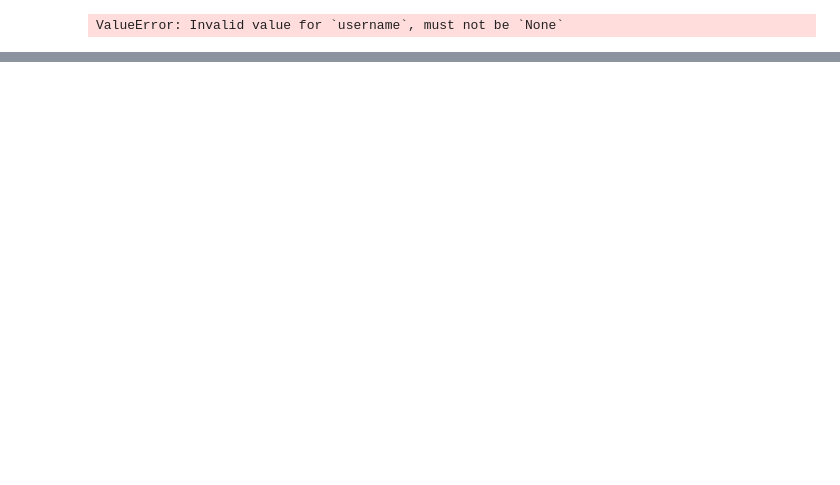
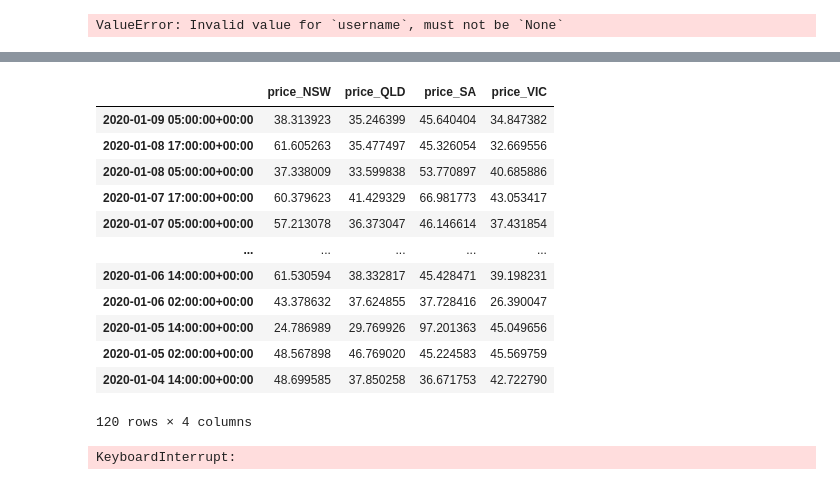
Before and after one commit to xtellurian/amphoradata-ElectricityForecast, a Jupyter notebook: Amphora-ElectricityPrice_Production.ipynb, the cells around one changed output, grey strips where cells are left out. Drawn from its saved outputs; the diff is of its cells as text; code cells hidden in the pictures; blank space fills up the shorter version.

```diff
--- a/Amphora-ElectricityPrice_Production.ipynb
+++ b/Amphora-ElectricityPrice_Production.ipynb
@@ -585,0 +683,21 @@ ValueError: Invalid value for `username`, must not be `None`
+# %%
+f
+# %% [output]
+|  | price_NSW | price_QLD | price_SA | price_VIC |
+| 2020-01-09 05:00:00+00:00 | 38.313923 | 35.246399 | 45.640404 | 34.847382 |
+| 2020-01-08 17:00:00+00:00 | 61.605263 | 35.477497 | 45.326054 | 32.669556 |
+| 2020-01-08 05:00:00+00:00 | 37.338009 | 33.599838 | 53.770897 | 40.685886 |
+| 2020-01-07 17:00:00+00:00 | 60.379623 | 41.429329 | 66.981773 | 43.053417 |
+| 2020-01-07 05:00:00+00:00 | 57.213078 | 36.373047 | 46.146614 | 37.431854 |
+| ... | ... | ... | ... | ... |
+| 2020-01-06 14:00:00+00:00 | 61.530594 | 38.332817 | 45.428471 | 39.198231 |
+| 2020-01-06 02:00:00+00:00 | 43.378632 | 37.624855 | 37.728416 | 26.390047 |
+| 2020-01-05 14:00:00+00:00 | 24.786989 | 29.769926 | 97.201363 | 45.049656 |
+| 2020-01-05 02:00:00+00:00 | 48.567898 | 46.769020 | 45.224583 | 45.569759 |
+| 2020-01-04 14:00:00+00:00 | 48.699585 | 37.850258 | 36.671753 | 42.722790 |
+120 rows × 4 columns
+# %%
+apple = pd.DataFrame([np.ones(len(weather_dict['weather_NSW'].index))],index= weather_dict['weather_NSW'].index)
+apple.groupby(pd.Grouper(freq='60Min')).mean().plot(kind="bar")
+# %% [output]
+KeyboardInterrupt:
```
Also changed, not shown: parts of 20 cells of this notebook, 8 other files.
